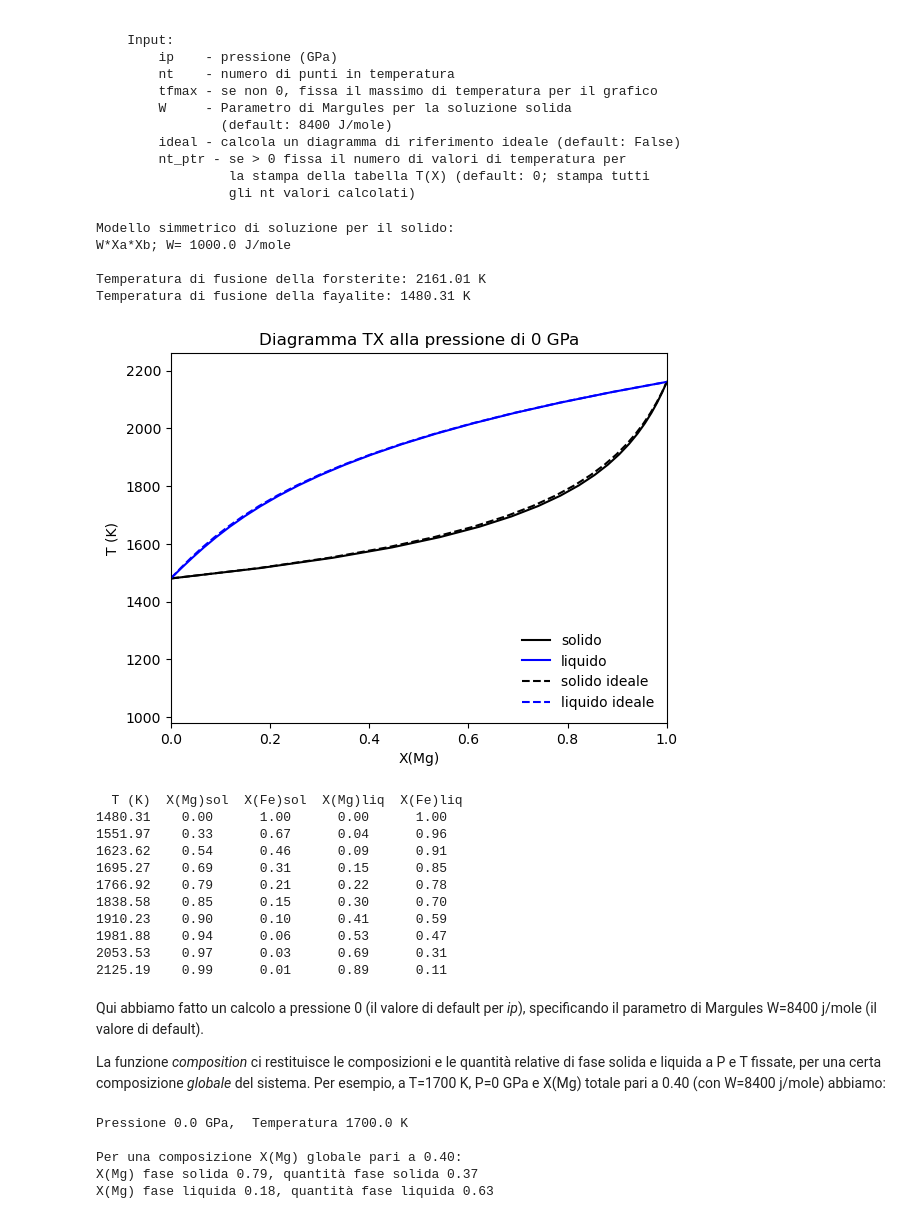
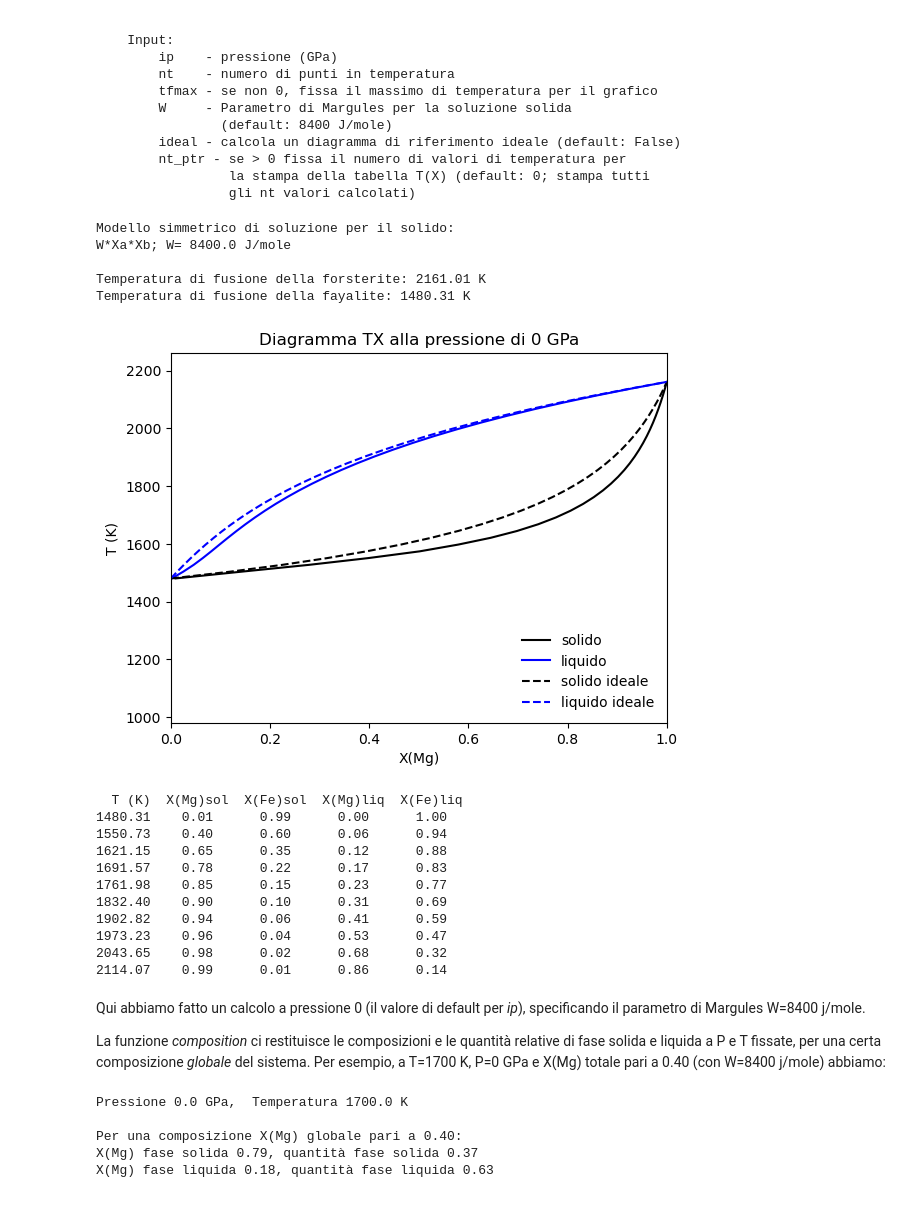
Before and after one commit to Mauro-Prencipe/geochimica, a Jupyter notebook: melt_perplex.ipynb, the cells around one changed output. Saved outputs shown, nothing was run; the diff lists cells and outputs as text; code cells hidden in the pictures.

```diff
--- a/melt_perplex.ipynb
+++ b/melt_perplex.ipynb
@@ -36,27 +36,27 @@ melt(ip=0, nt=10, tfmax=0.0, W=8400.0, ideal=False, nt_prt=0)
                  la stampa della tabella T(X) (default: 0; stampa tutti
                  gli nt valori calcolati)
 # %%
-melt(nt=20,nt_prt=10,ideal=True, W=1000)
+melt(nt=30,nt_prt=10,ideal=True, W=8400)
 # %% [output]
 Modello simmetrico di soluzione per il solido:
-W*Xa*Xb; W= 1000.0 J/mole
+W*Xa*Xb; W= 8400.0 J/mole
 
 Temperatura di fusione della forsterite: 2161.01 K
 Temperatura di fusione della fayalite: 1480.31 K
-[figure, old version]
+[figure, new version]
   T (K)  X(Mg)sol  X(Fe)sol  X(Mg)liq  X(Fe)liq
-1480.31    0.00      1.00      0.00      1.00
-1551.97    0.33      0.67      0.04      0.96
-1623.62    0.54      0.46      0.09      0.91
-1695.27    0.69      0.31      0.15      0.85
-1766.92    0.79      0.21      0.22      0.78
-1838.58    0.85      0.15      0.30      0.70
-1910.23    0.90      0.10      0.41      0.59
-1981.88    0.94      0.06      0.53      0.47
-2053.53    0.97      0.03      0.69      0.31
-2125.19    0.99      0.01      0.89      0.11
+1480.31    0.01      0.99      0.00      1.00
+1550.73    0.40      0.60      0.06      0.94
+1621.15    0.65      0.35      0.12      0.88
+1691.57    0.78      0.22      0.17      0.83
+1761.98    0.85      0.15      0.23      0.77
+1832.40    0.90      0.10      0.31      0.69
+1902.82    0.94      0.06      0.41      0.59
+1973.23    0.96      0.04      0.53      0.47
+2043.65    0.98      0.02      0.68      0.32
+2114.07    0.99      0.01      0.86      0.14
 # %% [markdown]
-Qui abbiamo fatto un calcolo a pressione 0 (il valore di default per *ip*), specificando il parametro di Margules W=8400 j/mole (il valore di default).
+Qui abbiamo fatto un calcolo a pressione 0 (il valore di default per *ip*), specificando il parametro di Margules W=8400 j/mole.
 
 La funzione *composition* ci restituisce le composizioni e le quantità relative di fase solida e liquida a P e T fissate, per una certa composizione *globale* del sistema. Per esempio, a T=1700 K, P=0 GPa e X(Mg) totale pari a 0.40 (con W=8400 j/mole) abbiamo:
 # %%
```
Also changed, not shown: parts of 6 cells of this notebook, 1 other file.
